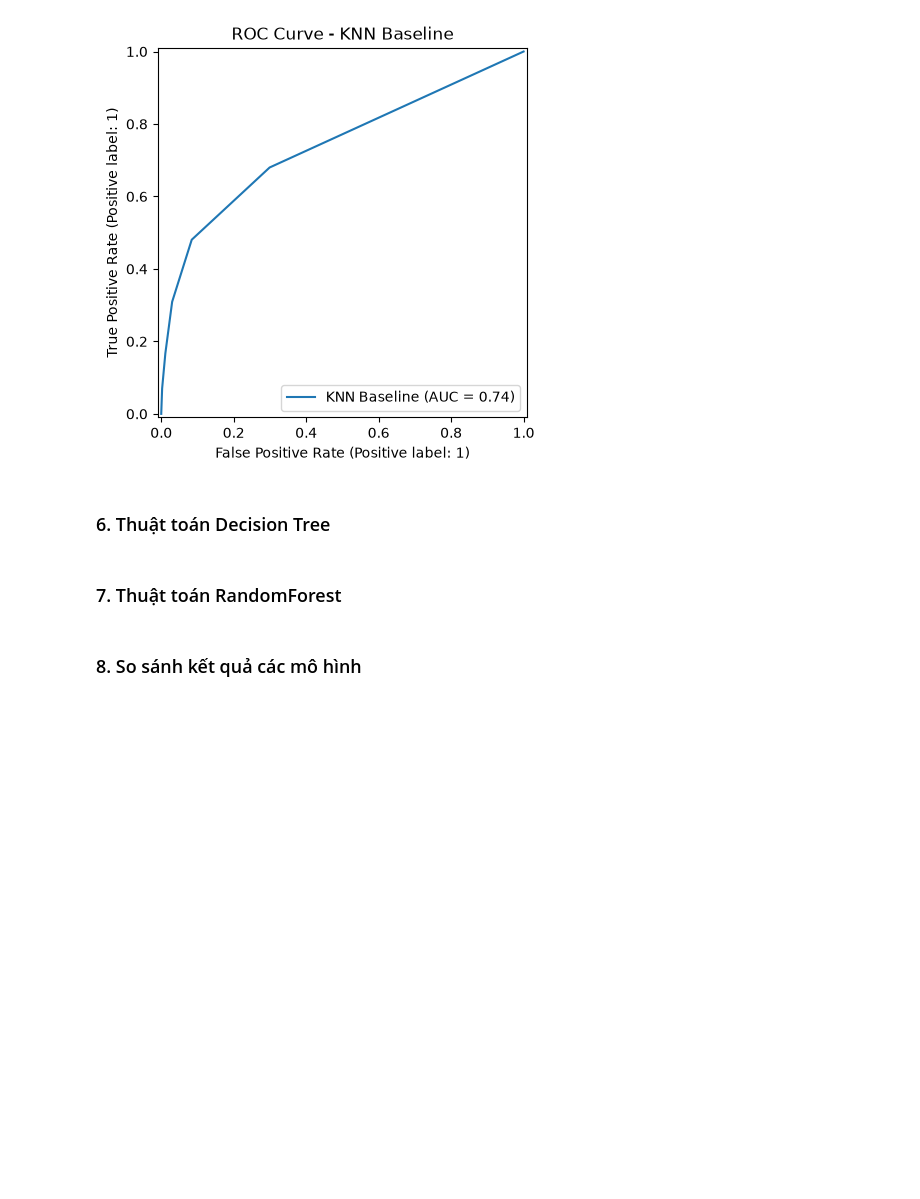
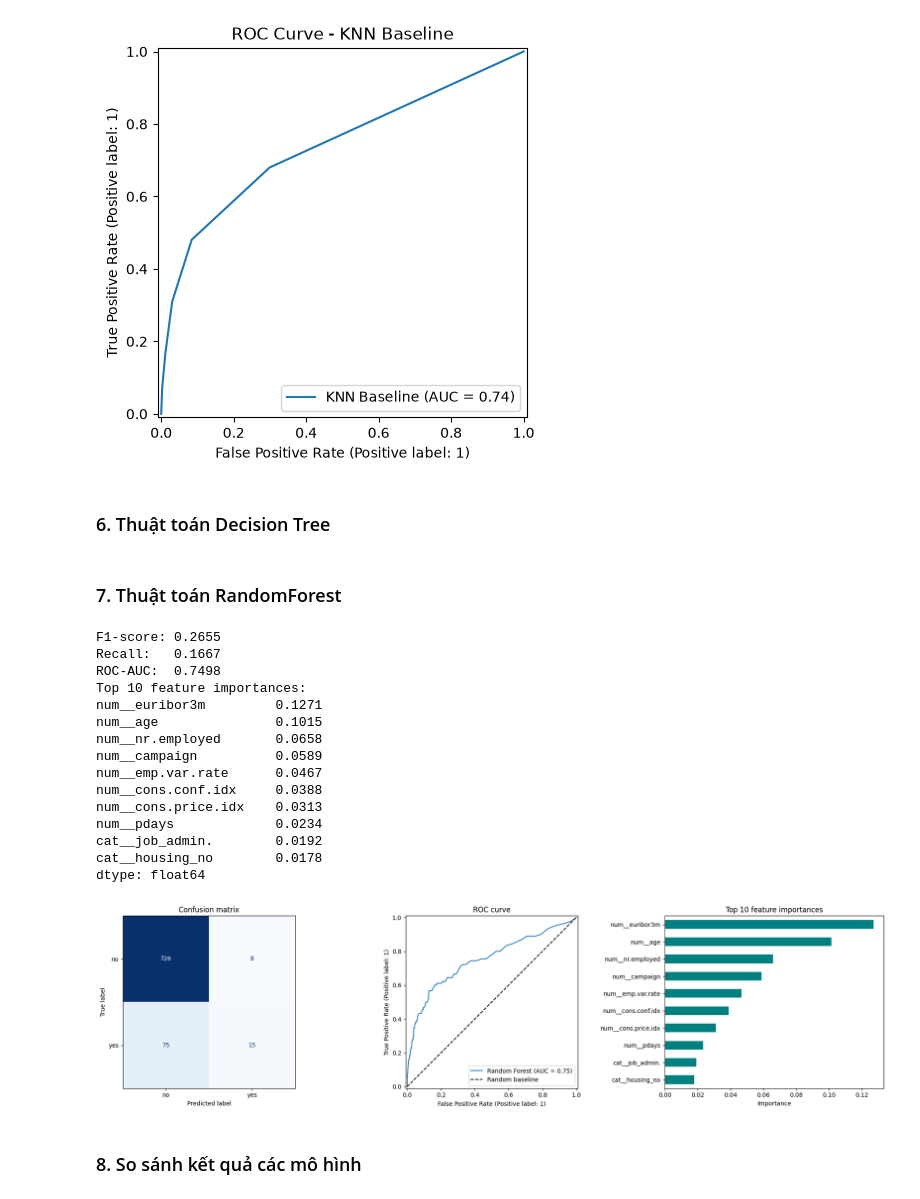
Before and after one commit to QuiBao47/MayHoc_Nhom, a Jupyter notebook: Đồ án cuối kỳ/Bank_Marketing.ipynb, the cells around one changed output. Drawn from its saved outputs; the diff is of its cells as text; code cells hidden in the pictures; blank space fills up the shorter version.

Commit message:
RandomForest

```diff
--- a/Đồ án cuối kỳ/Bank_Marketing.ipynb
+++ b/Đồ án cuối kỳ/Bank_Marketing.ipynb
@@ -285,5 +285,79 @@ plt.show()
 ### 6. Thuật toán Decision Tree
 # %% [markdown]
 ### 7. Thuật toán RandomForest
+# %%
+import matplotlib.pyplot as plt
+from sklearn.ensemble import RandomForestClassifier
+from sklearn.metrics import (
+    ConfusionMatrixDisplay,
+    f1_score,
+    recall_score,
+    RocCurveDisplay,
+    roc_auc_score,
+)
+
+random_forest = RandomForestClassifier(
+    n_estimators=300,
+    class_weight="balanced",
+    random_state=42,
+    n_jobs=-1,
+)
+random_forest.fit(X_train, y_train)
+
+y_pred = random_forest.predict(X_test)
+y_proba = random_forest.predict_proba(X_test)[:, 1]
+
+print(f"F1-score: {f1_score(y_test, y_pred, zero_division=0):.4f}")
+print(f"Recall:   {recall_score(y_test, y_pred, zero_division=0):.4f}")
+print(f"ROC-AUC:  {roc_auc_score(y_test, y_proba):.4f}")
+
+importance = pd.Series(random_forest.feature_importances_, index=feature_names)
+print("Top 10 feature importances:")
+print(importance.sort_values(ascending=False).head(10).round(4))
+
+# Trực quan hóa kết quả trên tập test.
+fig, axes = plt.subplots(1, 3, figsize=(19, 5))
+
+ConfusionMatrixDisplay.from_predictions(
+    y_test,
+    y_pred,
+    labels=[0, 1],
+    display_labels=["no", "yes"],
+    cmap="Blues",
+    ax=axes[0],
+    colorbar=False,
+)
+axes[0].set_title("Confusion matrix")
+
+RocCurveDisplay.from_predictions(y_test, y_proba, ax=axes[1], name="Random Forest")
+axes[1].plot([0, 1], [0, 1], "k--", label="Random baseline")
+axes[1].set_title("ROC curve")
+axes[1].legend(loc="lower right")
+
+top_importance = importance.sort_values().tail(10)
+top_importance.plot(kind="barh", ax=axes[2], color="teal")
+axes[2].set_title("Top 10 feature importances")
+axes[2].set_xlabel("Importance")
+axes[2].set_ylabel("")
+
+plt.tight_layout()
+plt.show()
+# %% [output]
+F1-score: 0.2655
+Recall:   0.1667
+ROC-AUC:  0.7498
+Top 10 feature importances:
+num__euribor3m         0.1271
+num__age               0.1015
+num__nr.employed       0.0658
+num__campaign          0.0589
+num__emp.var.rate      0.0467
+num__cons.conf.idx     0.0388
+num__cons.price.idx    0.0313
+num__pdays             0.0234
+cat__job_admin.        0.0192
+cat__housing_no        0.0178
+dtype: float64
+[figure, added]
 # %% [markdown]
 ### 8. So sánh kết quả các mô hình
```
Also changed, not shown: parts of 1 cell of this notebook.
